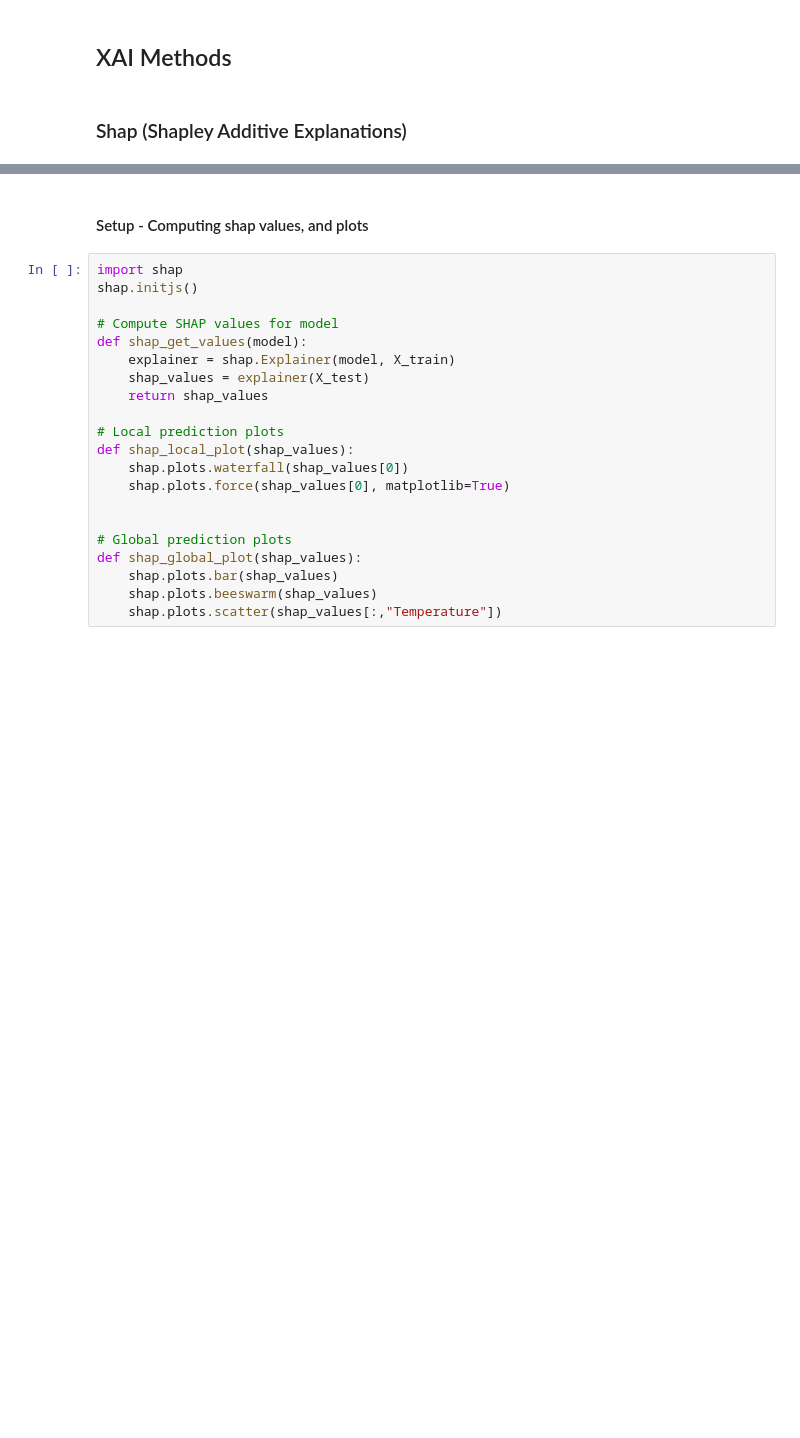
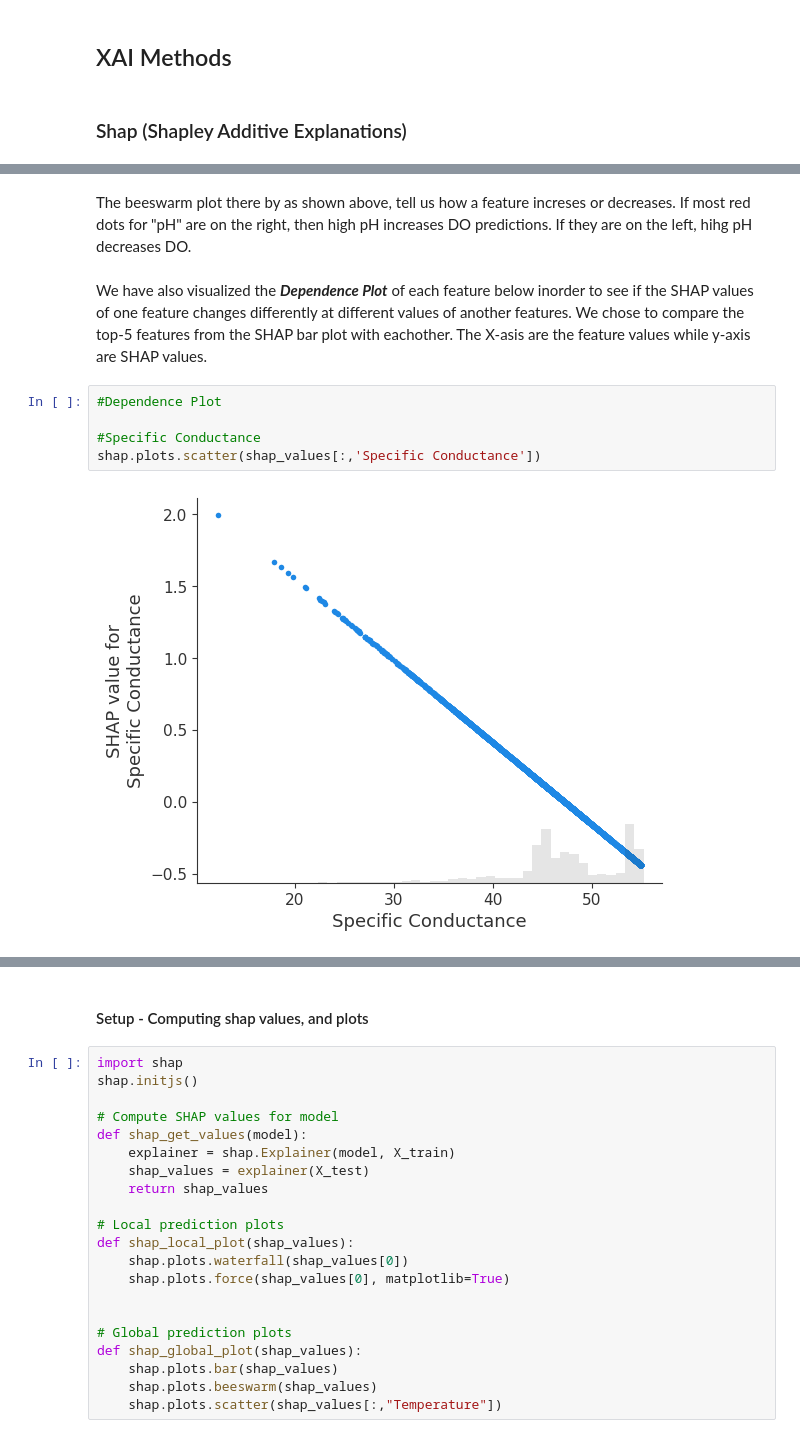
Before and after one commit to Deppi15/INFO381, a Jupyter notebook: notebooks/notebook.ipynb, the cells around one changed output, grey strips where cells are left out. Cells and saved outputs as stored; diff of their text form; blank space fills up the shorter version.

```diff
--- a/notebooks/notebook.ipynb
+++ b/notebooks/notebook.ipynb
@@ -497,0 +532,11 @@ LSTM              -0.0173  0.5217  0.6422
+# %% [markdown]
+The beeswarm plot there by as shown above, tell us how a feature increses or decreases. If most red dots for "pH" are on the right, then high pH increases DO predictions. If they are on the left, hihg pH decreases DO.
+# %% [markdown]
+We have also visualized the ***Dependence Plot*** of each feature below inorder to see if the SHAP values of one feature changes differently at different values of another features. We chose to compare the top-5 features from the SHAP bar plot with eachother. The X-asis are the feature values while y-axis are SHAP values.
+# %%
+#Dependence Plot
+
+#Specific Conductance
+shap.plots.scatter(shap_values[:,'Specific Conductance'])
+# %% [output]
+[figure, added]
```
Also changed, not shown: parts of 29 cells of this notebook.
